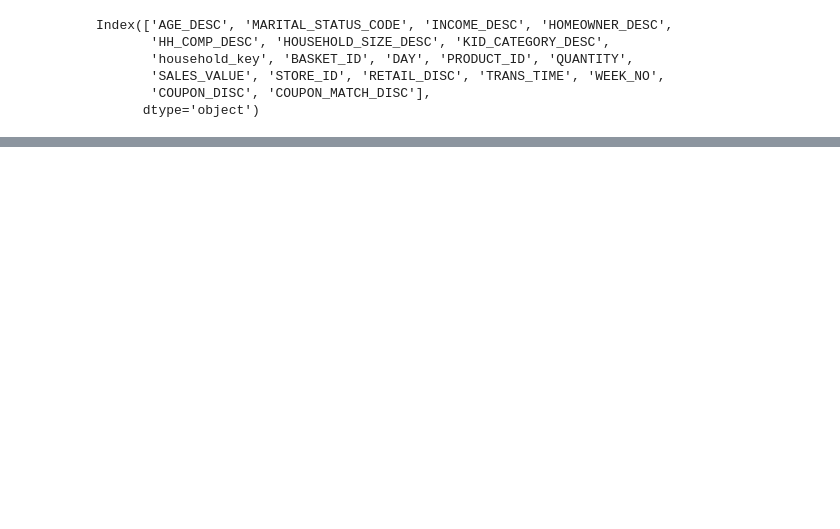
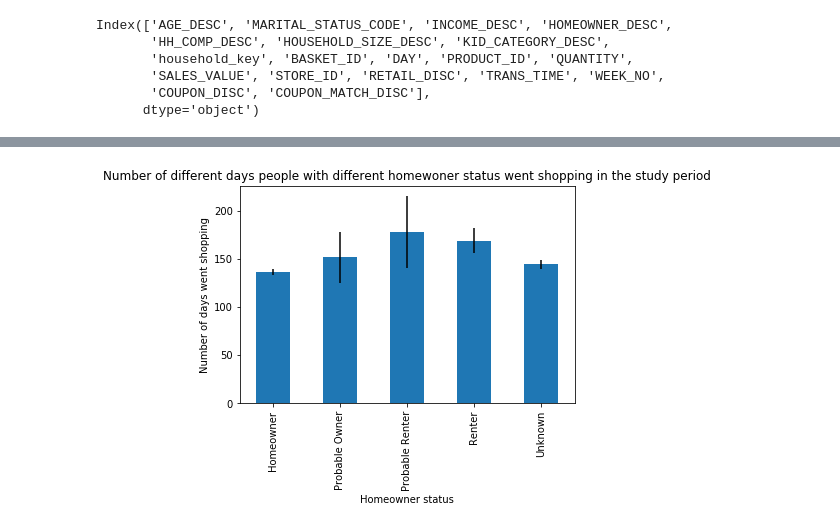
Before and after one commit to Lucianod28/Ada-project, a Jupyter notebook: Luciano.ipynb, the cells around one changed output, grey strips where cells are left out. Drawn from its saved outputs; the diff is of its cells as text; code cells hidden in the pictures; blank space fills up the shorter version.

```diff
--- a/Luciano.ipynb
+++ b/Luciano.ipynb
@@ -32,0 +68,10 @@ plt.ylabel('Number of days went shop')
+# %%
+by_ho = dem_trans.groupby(['household_key', 'HOMEOWNER_DESC']).agg({'DAY': 'nunique'})
+y = by_ho.groupby('HOMEOWNER_DESC')
+y.mean().plot.bar(yerr=y.sem())
+plt.xlabel('Homeowner status')
+plt.ylabel('Number of days went shopping')
+plt.title('Number of different days people with different homewoner status went shopping in the study period')
+plt.legend().remove()
+# %% [output]
+[figure, added]
```
Also changed, not shown: parts of 5 cells of this notebook.
